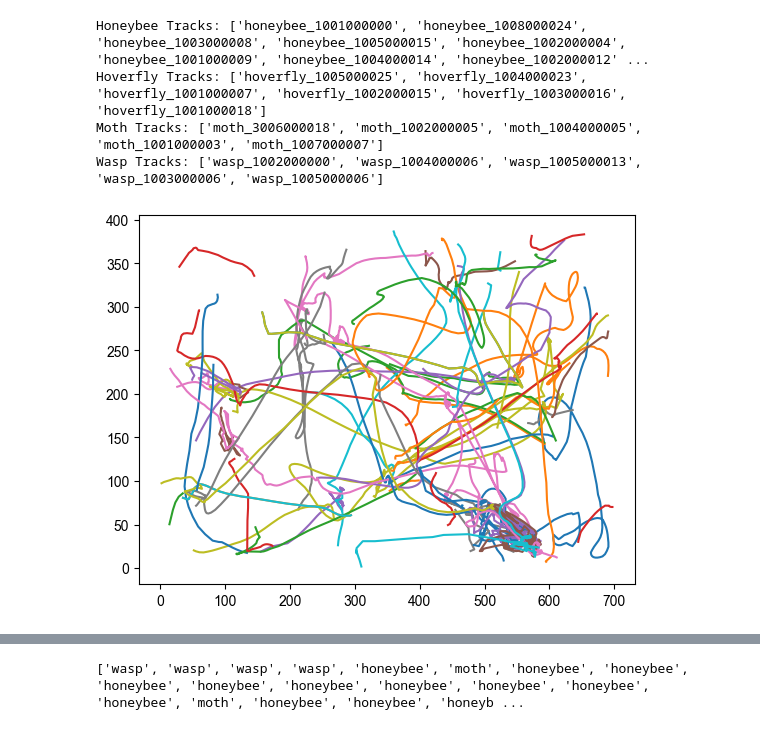
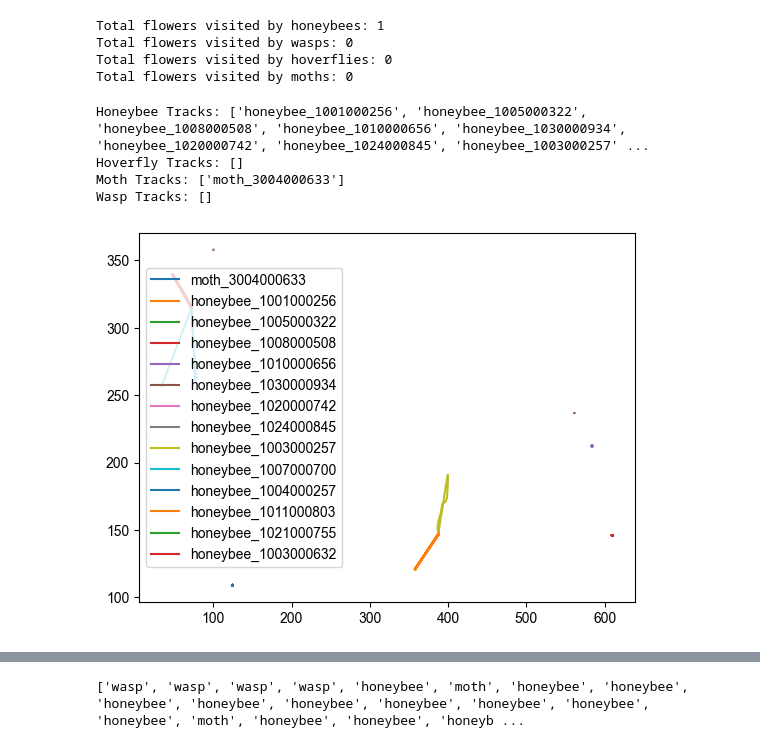
Before and after one commit to malikaratnayake/Polytrack, a Jupyter notebook: track_analysis.ipynb, the cells around one changed output, grey strips where cells are left out. Cells and saved outputs as stored; diff of their text form; code cells hidden in the pictures.

```diff
--- a/track_analysis.ipynb
+++ b/track_analysis.ipynb
@@ -13,13 +13,16 @@ from matplotlib import colors
 matplotlib.rc('font',family='Arial')
 from matplotlib.lines import Line2D
 import os
+import math
 ppmm = 2.75
-track_directory = "/Users/mrat0010/Documents/GitHub/Polytrack_WIP/data/output/Ratnayake2023_processed_CV4A/Polytrack/cam_2_S_video_20210308_112402.h264"
-# track_directory = "/Users/mrat0010/Documents/GitHub/Polytrack_WIP/data/output/Ratnayake2023_processed_CV4A/Polytrack_filtered"/
+track_directory = "/Users/mrat0010/Documents/GitHub/Polytrack_WIP/data/output/Ratnayake2023_processed_CV4A/filtered"
+# track_directory = "/Users/mrat0010/Documents/GitHub/Polytrack_WIP/data/output/Ratnayake2023_processed_CV4A/Polytrack_Raw3"
 # %%
 
 # Initialize an empty DataFrame
 insect_tracks = pd.DataFrame()
+# Create the dataframe
+track_summary = pd.DataFrame(columns=['insect_num', 'insect_type', 'track_distance', 'flowers_visited'])
 insect_info = []
 
 
@@ -57,6 +60,13 @@ for root, dirs, files in os.walk(track_directory):
             df['x'] = df['x'].rolling(10, min_periods=1).mean()
             df['y'] = df['y'].rolling(10, min_periods=1).mean()
 
+            total_distance = calculate_total_distance(df, 'x', 'y')
+            flowers_visited = filter_and_extract_unique_sequences(df, 'flower', 2)
+
+            insect_data = [insect_number, insect_name, total_distance, len(flowers_visited)]
+            track_summary.loc[len(track_summary)] = insect_data
+
+
             # Rename the columns to include the insect number and insect name
             df.columns = [f'{insect_name}_{insect_number}_{col}' for col in df.columns]
 
@@ -81,0 +149,25 @@ insect_tracks
+# %%
+
+
+# Filter track_summary for honeybees and calculate total flowers visited
+honeybee_flowers_visited = track_summary[track_summary['insect_type'] == 'honeybee']['flowers_visited'].sum()
+
+# Filter track_summary for wasps and calculate total flowers visited
+wasp_flowers_visited = track_summary[track_summary['insect_type'] == 'wasp']['flowers_visited'].sum()
+
+# Filter track_summary for hoverflies and calculate total flowers visited
+hoverfly_flowers_visited = track_summary[track_summary['insect_type'] == 'hoverfly']['flowers_visited'].sum()
+
+# Filter track_summary for moths and calculate total flowers visited
+moth_flowers_visited = track_summary[track_summary['insect_type'] == 'moth']['flowers_visited'].sum()
+
+# Print the results
+print("Total flowers visited by honeybees:", honeybee_flowers_visited)
+print("Total flowers visited by wasps:", wasp_flowers_visited)
+print("Total flowers visited by hoverflies:", hoverfly_flowers_visited)
+print("Total flowers visited by moths:", moth_flowers_visited)
+# %% [output]
+Total flowers visited by honeybees: 1
+Total flowers visited by wasps: 0
+Total flowers visited by hoverflies: 0
+Total flowers visited by moths: 0
@@ -85,6 +211,8 @@ for insect in insect_info:
     x = insect_tracks[f'{insect}_x']
     y = insect_tracks[f'{insect}_y']
     plt.plot(x, y, label=insect)
+
+plt.legend()
 
 # plt.legend()
 
@@ -96,38 +224,38 @@ def getPlotColor(_insect):
     if _insect_type == 'honeybee': _color = '#1f77b4' #blue - honeybee
     elif _insect_type =='hoverfly':_color = '#ff7f0e' #orage - hoverfly
     elif _insect_type == 'moth':_color = '#2ca02c' #green - moth
     elif _insect_type == 'wasp':_color = '#d62728' # red- wasp
     else: _color = '#7f7f7f'
 
     return _color
 
 honeybee_tracks = []
 hoverfly_tracks = []
 moth_tracks = []
 wasp_tracks = []
 
 
 for insect in insect_info:
     insect_type = insect.split('_')[0]
     if insect_type == 'honeybee':
         honeybee_tracks.append(insect)
     elif insect_type == 'hoverfly':
         hoverfly_tracks.append(insect)
     elif insect_type == 'moth':
         moth_tracks.append(insect)
     elif insect_type == 'wasp':
         wasp_tracks.append(insect)
 
 print("Honeybee Tracks:", honeybee_tracks)
 print("Hoverfly Tracks:", hoverfly_tracks)
 print("Moth Tracks:", moth_tracks)
 print("Wasp Tracks:", wasp_tracks)
 # %% [output]
-Honeybee Tracks: ['honeybee_1001000000', 'honeybee_1008000024', 'honeybee_1003000008', 'honeybee_1005000015', 'honeybee_1002000004', 'honeybee_1001000009', 'honeybee_1004000014', 'honeybee_1002000012' ...
-Hoverfly Tracks: ['hoverfly_1005000025', 'hoverfly_1004000023', 'hoverfly_1001000007', 'hoverfly_1002000015', 'hoverfly_1003000016', 'hoverfly_1001000018']
-Moth Tracks: ['moth_3006000018', 'moth_1002000005', 'moth_1004000005', 'moth_1001000003', 'moth_1007000007']
-Wasp Tracks: ['wasp_1002000000', 'wasp_1004000006', 'wasp_1005000013', 'wasp_1003000006', 'wasp_1005000006']
+Honeybee Tracks: ['honeybee_1001000256', 'honeybee_1005000322', 'honeybee_1008000508', 'honeybee_1010000656', 'honeybee_1030000934', 'honeybee_1020000742', 'honeybee_1024000845', 'honeybee_1003000257' ...
+Hoverfly Tracks: []
+Moth Tracks: ['moth_3004000633']
+Wasp Tracks: []
-[figure, old version]
+[figure, new version]
 # %%
 # Browse through all subdirectories in the track_directory and add csv files containing names flower_positions to a dataframe called flower_positions
 position_number_list = []
```
Also changed, not shown: parts of 10 cells of this notebook, 39 other files.
